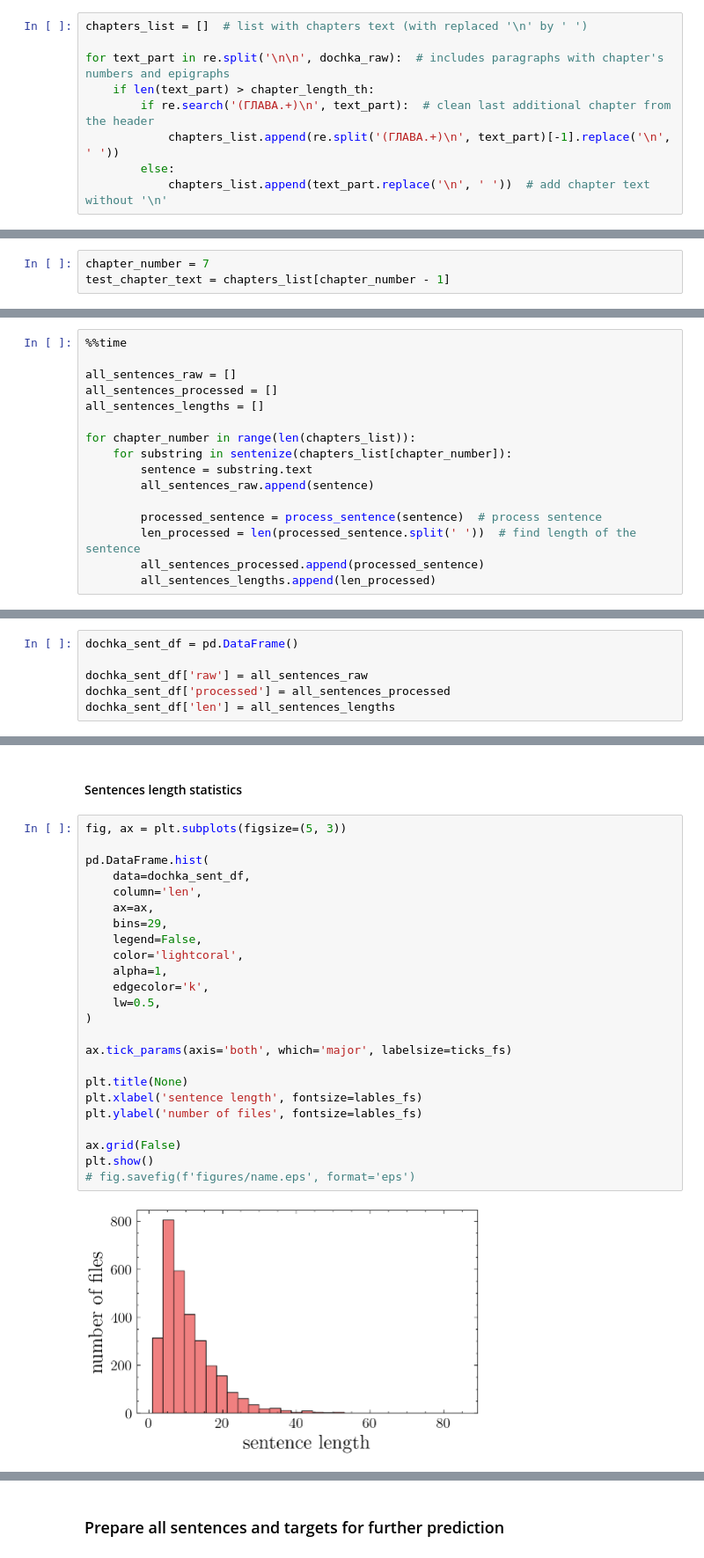
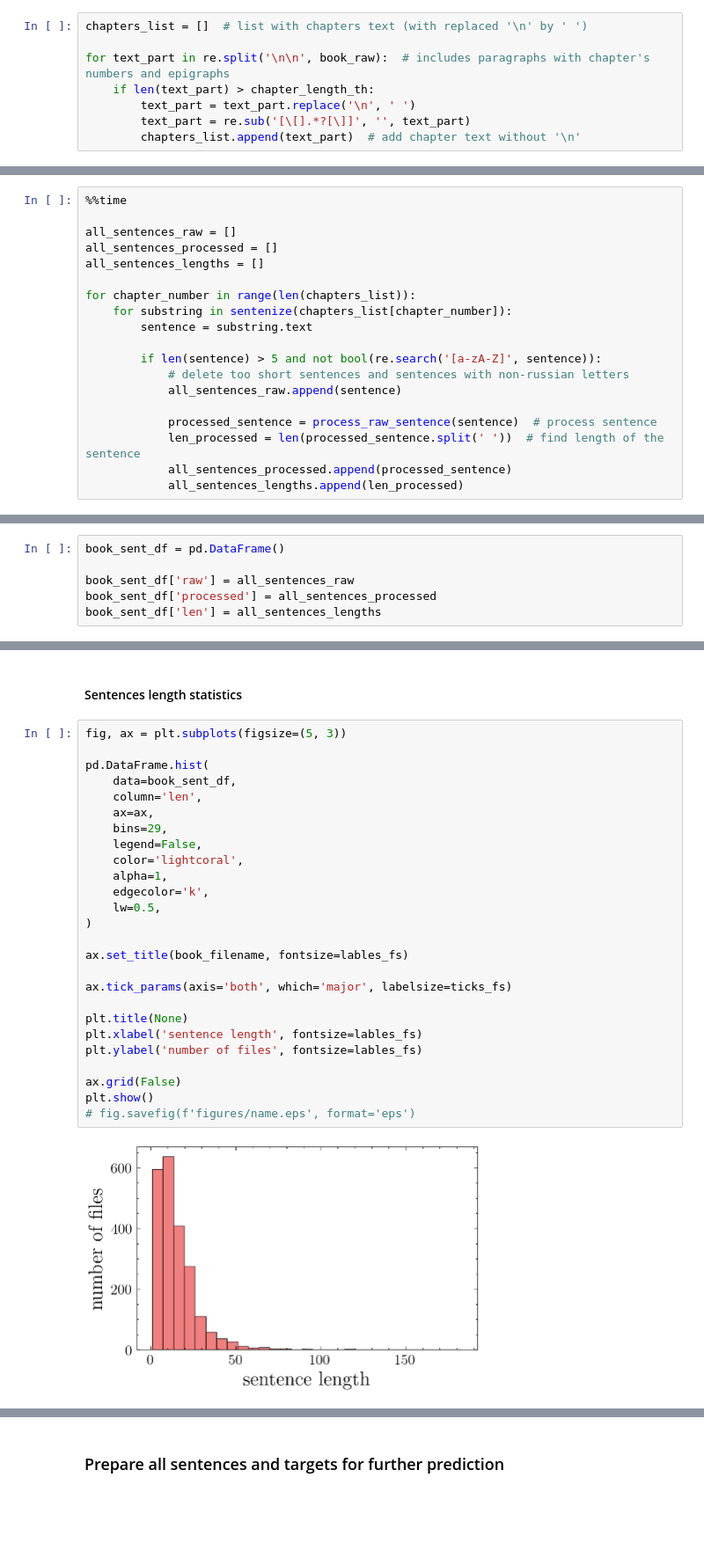
Before and after one commit to Den4S/mini-projects, a Jupyter notebook: itmo_nlp-course-24/data-preparation/pushkin_common.ipynb, the cells around one changed output, grey strips where cells are left out. Shown at 88% size. Cells and saved outputs as stored; diff of their text form; blank space fills up the shorter version.

Commit message:
minor corrections in data preparation added; small eda for pushkin data performed; pushkin united dataset prepared

```diff
--- a/itmo_nlp-course-24/data-preparation/pushkin_common.ipynb
+++ b/itmo_nlp-course-24/data-preparation/pushkin_common.ipynb
@@ -89,12 +91,11 @@ for prt in re.split('\n\n', dochka_raw):
 # %%
 chapters_list = []  # list with chapters text (with replaced '\n' by ' ')
 
-for text_part in re.split('\n\n', dochka_raw):  # includes paragraphs with chapter's numbers and epigraphs
+for text_part in re.split('\n\n', book_raw):  # includes paragraphs with chapter's numbers and epigraphs
     if len(text_part) > chapter_length_th:
-        if re.search('(ГЛАВА.+)\n', text_part):  # clean last additional chapter from the header
-            chapters_list.append(re.split('(ГЛАВА.+)\n', text_part)[-1].replace('\n', ' '))
-        else:
-            chapters_list.append(text_part.replace('\n', ' '))  # add chapter text without '\n'
+        text_part = text_part.replace('\n', ' ')
+        text_part = re.sub('[\[].*?[\]]', '', text_part)
+        chapters_list.append(text_part)  # add chapter text without '\n'
 # %%
 print(f'Number of chapters: {len(chapters_list)}')
 # %% [output]
@@ -108,3 +106,0 @@ Let's try to use [`razdel`](https://github.com/natasha/razdel) to atomize chapte
-# %%
-chapter_number = 7
-test_chapter_text = chapters_list[chapter_number - 1]
@@ -244,10 +155,13 @@ all_sentences_lengths = []
 for chapter_number in range(len(chapters_list)):
     for substring in sentenize(chapters_list[chapter_number]):
         sentence = substring.text
-        all_sentences_raw.append(sentence)
 
-        processed_sentence = process_sentence(sentence)  # process sentence
-        len_processed = len(processed_sentence.split(' '))  # find length of the sentence
-        all_sentences_processed.append(processed_sentence)
-        all_sentences_lengths.append(len_processed)
+        if len(sentence) > 5 and not bool(re.search('[a-zA-Z]', sentence)):
+            # delete too short sentences and sentences with non-russian letters
+            all_sentences_raw.append(sentence)
+
+            processed_sentence = process_raw_sentence(sentence)  # process sentence
+            len_processed = len(processed_sentence.split(' '))  # find length of the sentence
+            all_sentences_processed.append(processed_sentence)
+            all_sentences_lengths.append(len_processed)
 # %% [output]
@@ -256,9 +170,9 @@ Wall time: 253 ms
 # %% [markdown]
 #### DataFrame with sentences
 # %%
-dochka_sent_df = pd.DataFrame()
+book_sent_df = pd.DataFrame()
 
-dochka_sent_df['raw'] = all_sentences_raw
-dochka_sent_df['processed'] = all_sentences_processed
-dochka_sent_df['len'] = all_sentences_lengths
+book_sent_df['raw'] = all_sentences_raw
+book_sent_df['processed'] = all_sentences_processed
+book_sent_df['len'] = all_sentences_lengths
 # %%
@@ -280,26 +194,28 @@ dochka_sent_df.sample(5)
 # %%
 fig, ax = plt.subplots(figsize=(5, 3))
 
 pd.DataFrame.hist(
-    data=dochka_sent_df,
+    data=book_sent_df,
     column='len',
     ax=ax,
     bins=29,
     legend=False,
     color='lightcoral',
     alpha=1,
     edgecolor='k',
     lw=0.5,
 )
 
+ax.set_title(book_filename, fontsize=lables_fs)
+
 ax.tick_params(axis='both', which='major', labelsize=ticks_fs)
 
 plt.title(None)
 plt.xlabel('sentence length', fontsize=lables_fs)
 plt.ylabel('number of files', fontsize=lables_fs)
 
 ax.grid(False)
 plt.show()
 # fig.savefig(f'figures/name.eps', format='eps')
 # %% [output]
-[figure, old version]
+[figure, new version]
```
Also changed, not shown: parts of 36 cells of this notebook, 9 other files.
